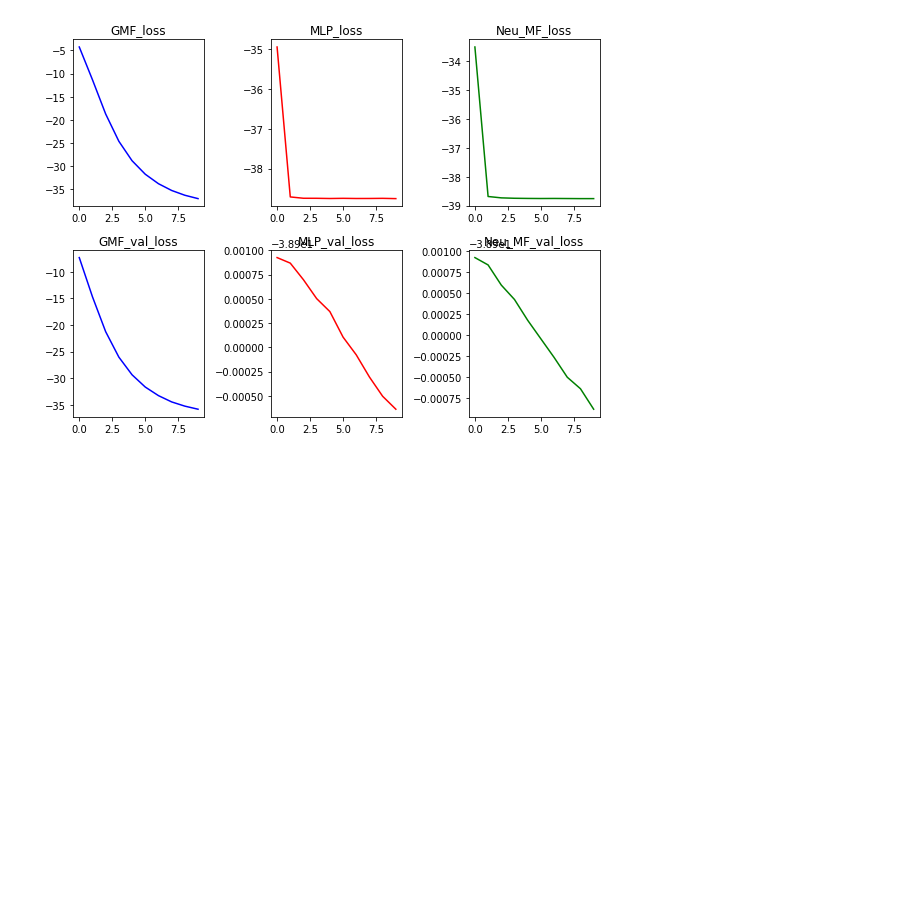
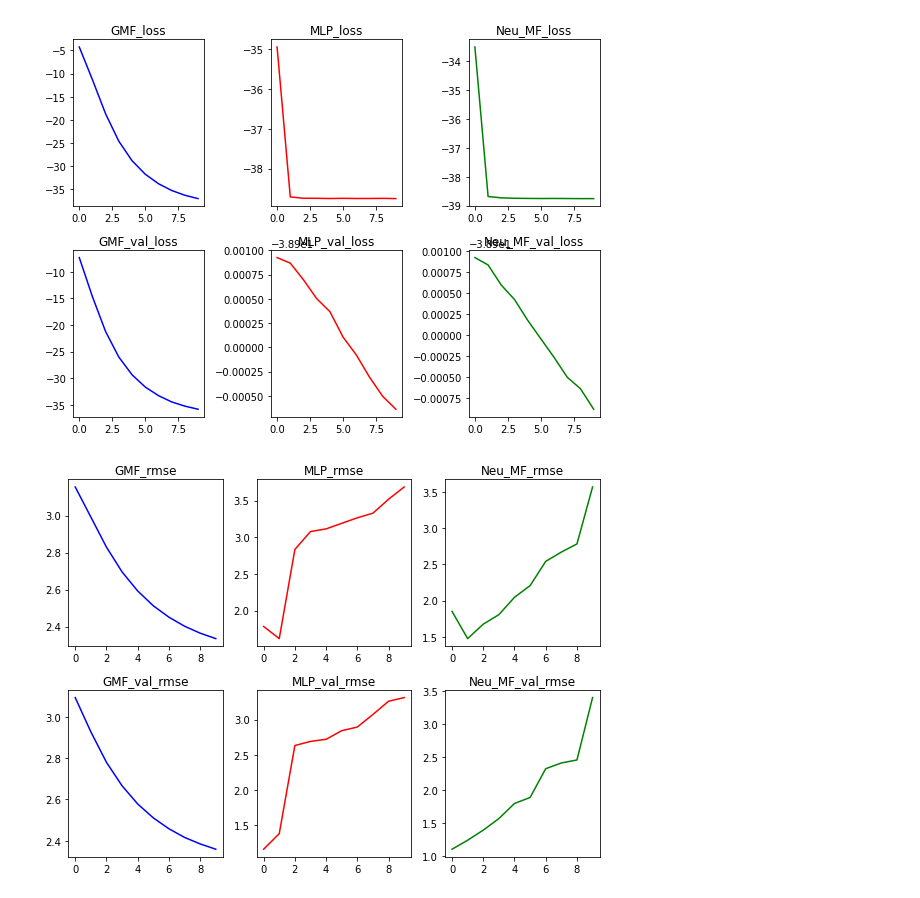
Before and after one commit to musicjae/recommender-system, a Jupyter notebook: NCF/original_NCF.ipynb, the cells around one changed output. Cells and saved outputs as stored; diff of their text form; code cells hidden in the pictures; blank space fills up the shorter version.

```diff
--- a/NCF/original_NCF.ipynb
+++ b/NCF/original_NCF.ipynb
@@ -526,3 +518,34 @@ plt.tight_layout()
 plt.show()
 # %% [output]
 [figure]
+# %%
+fig = plt.figure(figsize=(8,6))
+
+sub1 = fig.add_subplot(231) # instead of plt.subplot(2, 2, 1)
+sub1.set_title('GMF_rmse') # non OOP: plt.title('The function f')
+sub1.plot(history.history['root_mean_squared_error'],c='blue')
+
+sub2 = fig.add_subplot(232)
+sub2.set_title('MLP_rmse')
+sub2.plot(history2.history['root_mean_squared_error'],c='red')
+
+sub3 = fig.add_subplot(233)
+sub3.set_title('Neu_MF_rmse')
+sub3.plot(history3.history['root_mean_squared_error'],c='green')
+
+sub4 = fig.add_subplot(234)
+sub4.set_title('GMF_val_rmse')
+sub4.plot(history.history['val_root_mean_squared_error'],c='blue')
+
+sub5 = fig.add_subplot(235)
+sub5.set_title('MLP_val_rmse')
+sub5.plot(history2.history['val_root_mean_squared_error'],c='red')
+
+sub6= fig.add_subplot(236)
+sub6.set_title('Neu_MF_val_rmse')
+sub6.plot(history3.history['val_root_mean_squared_error'],c='green')
+
+plt.tight_layout()
+plt.show()
+# %% [output]
+[figure, added]
```
Also changed, not shown: parts of 3 cells of this notebook.
